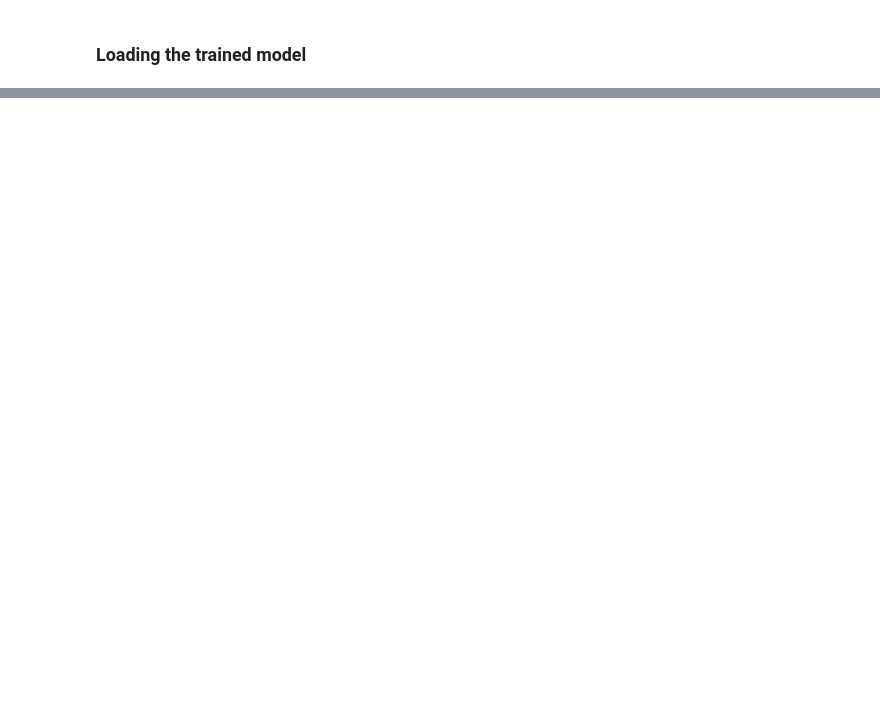
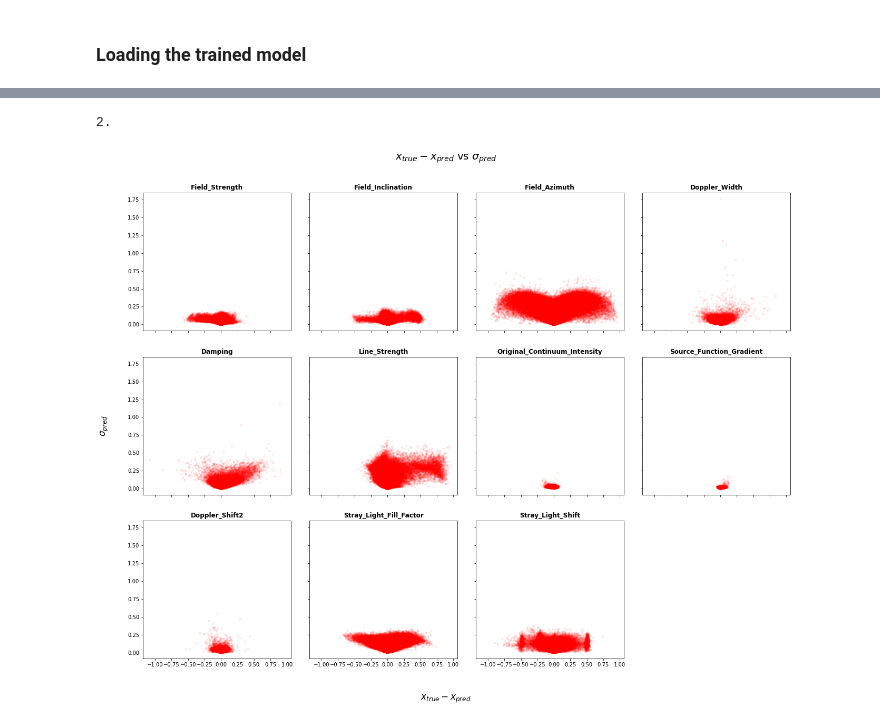
Before and after one commit to hushchyn-mikhail/InverseProblem, a Jupyter notebook: notebooks/param_pred.ipynb, the cells around one changed output, grey strips where cells are left out. Drawn from its saved outputs; the diff is of its cells as text; code cells hidden in the pictures; blank space fills up the shorter version.

```diff
--- a/notebooks/param_pred.ipynb
+++ b/notebooks/param_pred.ipynb
@@ -131,0 +166,5 @@ plot_params(full_predicted_common)
+# %%
+plot_2d(names, refer, full_predicted_mu, full_predicted_sigma, 1)
+# %% [output]
+2.
+[figure, added]
```
Also changed, not shown: parts of 18 cells of this notebook, 2 other files.
